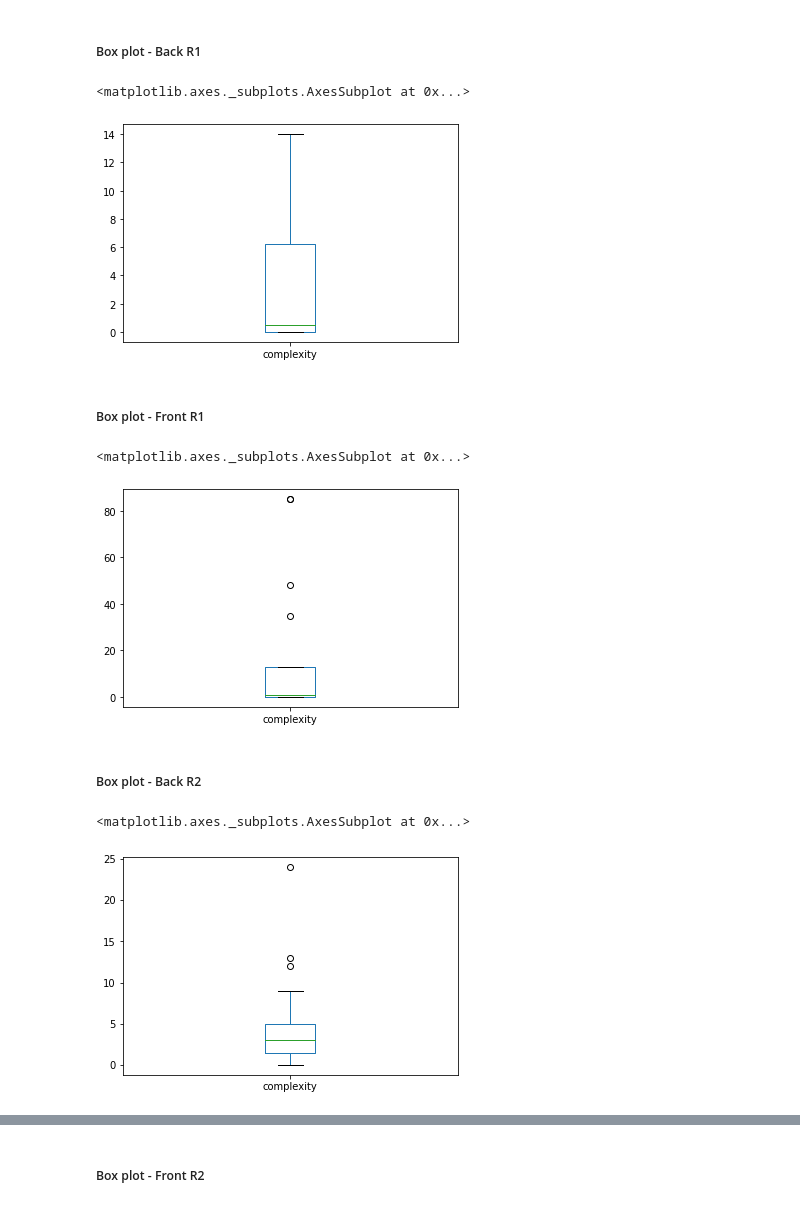
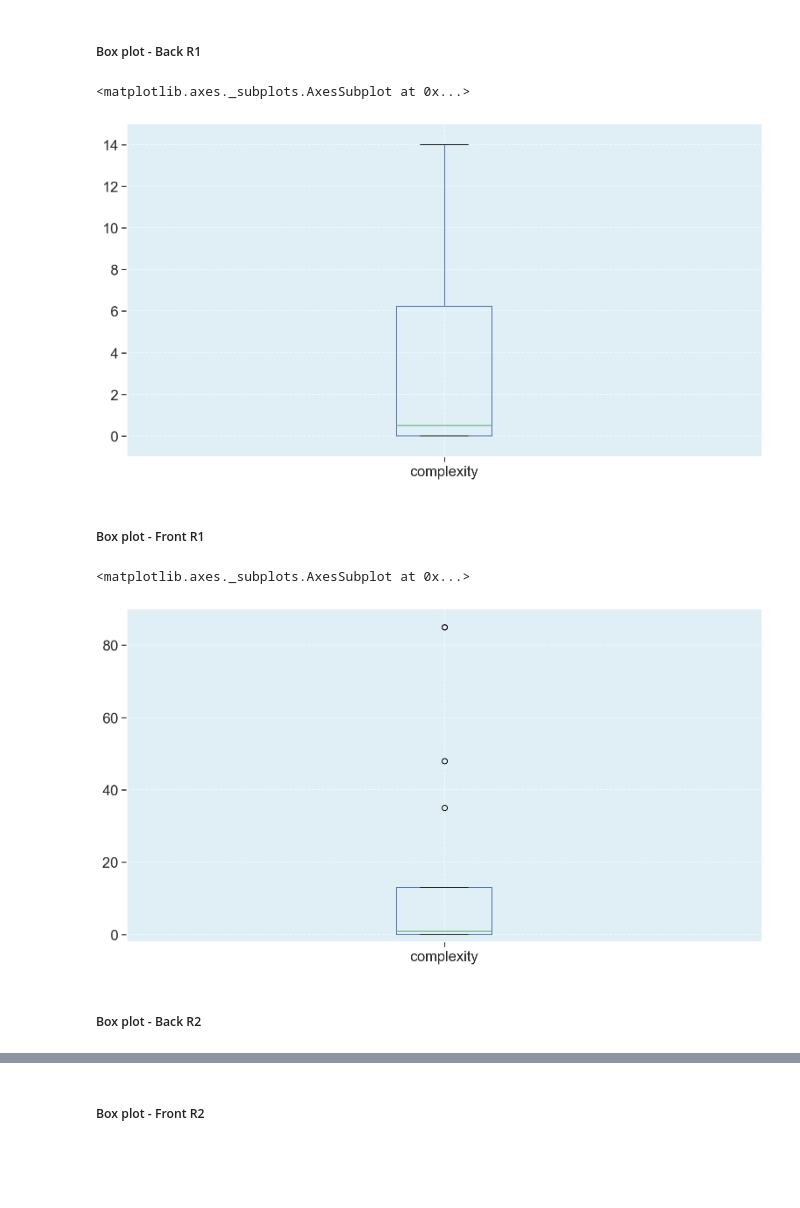
Before and after one commit to fga-eps-mds/2020.1-Grupo6, a Jupyter notebook: analytics/src/analytics.ipynb, the cells around one changed output, grey strips where cells are left out. Cells and saved outputs as stored; diff of their text form; code cells hidden in the pictures; blank space fills up the shorter version.

Commit message:
First graphs

```diff
--- a/analytics/src/analytics.ipynb
+++ b/analytics/src/analytics.ipynb
@@ -17,3 +20,12 @@ os.makedirs(DATA_PATH, exist_ok=True)
+# %%
+%config InlineBackend.figure_format ='retina'
+sns.set(font_scale=1.5)
+sns.set_style('darkgrid',
+              {'xtick.bottom' : True,
+               'ytick.left': True,
+               'grid.linestyle':'--',
+               'font.monospace': ['Computer Modern Typewriter'],
+               'axes.edgecolor' : 'white'})
 # %% [markdown]
 #### Dataframe settings
 # %%
@@ -1698,22 +1710,29 @@ ac
 ## Analysis
 # %% [markdown]
 ##### Box plot - Back R1
-# %%
-back_r1_df['complexity'].astype(int).plot.box()
-# %% [output]
-<matplotlib.axes._subplots.AxesSubplot at 0x...>
-[figure, removed]
+# %%
+fig = plt.figure(figsize=(13, 7))
+
+plt.axhspan(-1, 15, color="#c9f9ff", alpha=0.3)
+
+plt.ylim(-1, 15)
+
+back_r1_df['complexity'].astype(int).plot.box()
+# %% [output]
+<matplotlib.axes._subplots.AxesSubplot at 0x...>
+[figure, added]
 # %% [markdown]
 ##### Box plot - Front R1
-# %%
-front_r1_df['complexity'].fillna(0).astype(int).plot.box()
-# %% [output]
-<matplotlib.axes._subplots.AxesSubplot at 0x...>
-[figure, removed]
+# %%
+fig = plt.figure(figsize=(13, 7))
+
+plt.axhspan(-2, 90, color="#c9f9ff", alpha=0.3)
+
+plt.ylim(-2, 90)
+
+front_r1_df['complexity'].fillna(0).astype(int).plot.box()
+# %% [output]
+<matplotlib.axes._subplots.AxesSubplot at 0x...>
+[figure, added]
 # %% [markdown]
 ##### Box plot - Back R2
-# %%
-back_r2_df['complexity'].astype(int).plot.box()
-# %% [output]
-<matplotlib.axes._subplots.AxesSubplot at 0x...>
-[figure, removed]
```
Also changed, not shown: parts of 25 cells of this notebook.
